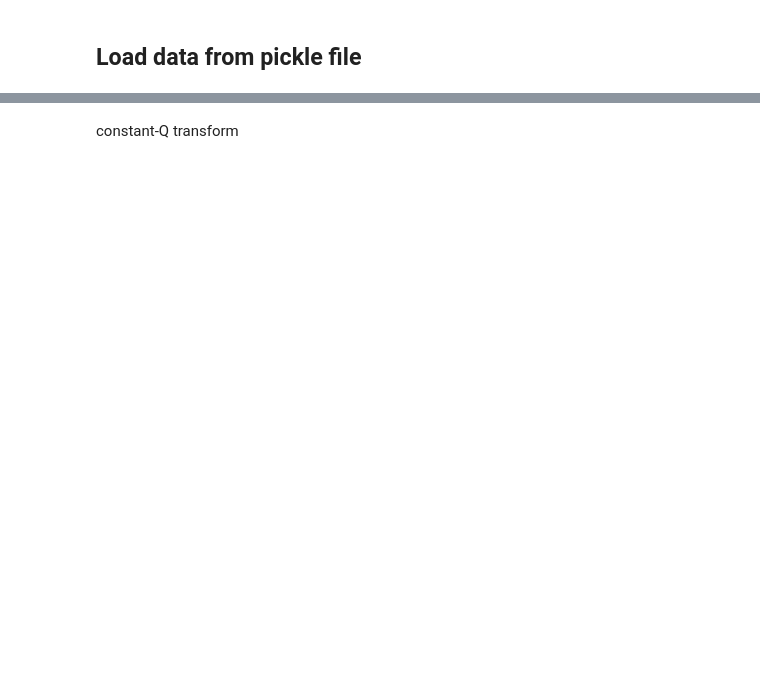
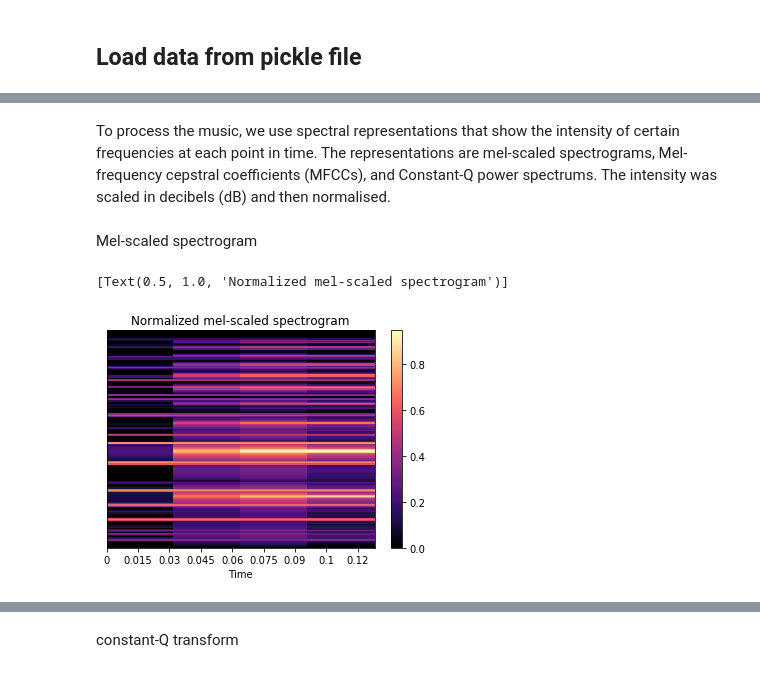
Before and after one commit to asahicantu/DAT5502021, a Jupyter notebook: dat550-2021-final-project.ipynb, the cells around one changed output, grey strips where cells are left out. Drawn from its saved outputs; the diff is of its cells as text; code cells hidden in the pictures; blank space fills up the shorter version.

```diff
--- a/dat550-2021-final-project.ipynb
+++ b/dat550-2021-final-project.ipynb
@@ -312,0 +234,12 @@ Data\Out\Pickle\cqt.pkl
+# %% [markdown]
+To process the music, we use spectral representations that show the intensity of certain frequencies at each point in time. The representations are mel-scaled spectrograms, Mel-frequency cepstral coefficients (MFCCs), and Constant-Q power spectrums. The intensity was scaled in decibels (dB) and then normalised.
+# %% [markdown]
+Mel-scaled spectrogram
+# %%
+fig, ax = plt.subplots()
+img = librosa.display.specshow(features['mel'][100], x_axis='time', sr=SAMPLE_RATE, ax=ax)
+fig.colorbar(img, ax=ax)
+ax.set(title='Normalized mel-scaled spectrogram')
+# %% [output]
+[Text(0.5, 1.0, 'Normalized mel-scaled spectrogram')]
+[figure, added]
```
Also changed, not shown: parts of 101 cells of this notebook, 2 other files.
